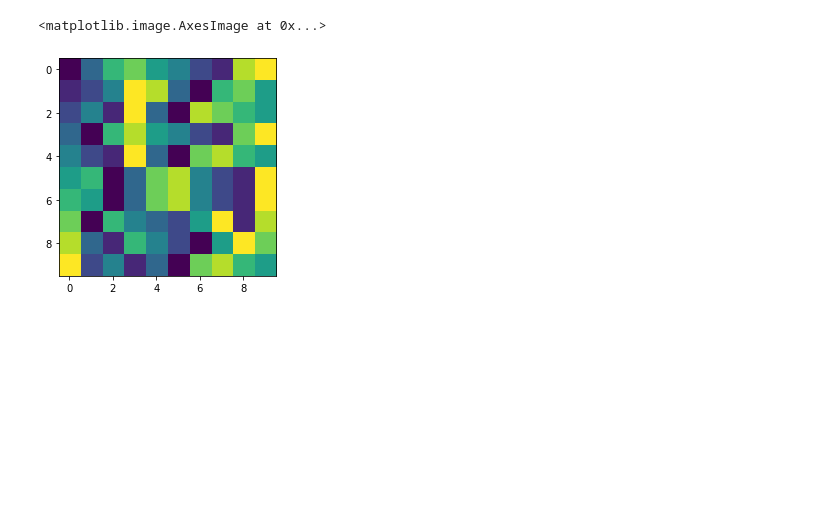
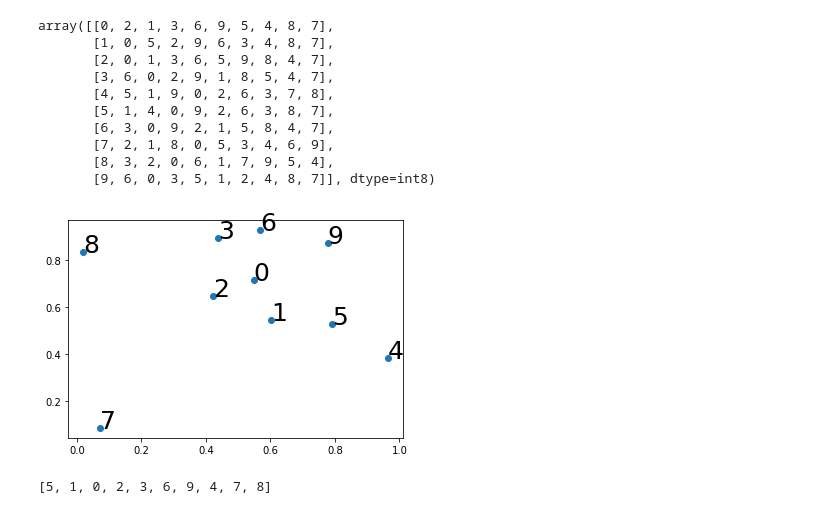
Before and after one commit to MarcoSouzadeJoode/sem, a Jupyter notebook: salesman.ipynb, the cells around one changed output. Drawn from its saved outputs; the diff is of its cells as text; code cells hidden in the pictures; blank space fills up the shorter version.

Commit message:
Pair creation and plotting

```diff
--- a/salesman.ipynb
+++ b/salesman.ipynb
@@ -43,15 +44,41 @@ plt.imshow(distances)
 # %%
-
-def second_smallest(numbers):
-    return nsmallest(2, numbers)[-1]
-
 sorted_distance_idx = np.zeros((N,N), dtype="int8")
 
-visited = set()
+visited = []
 for i, p1 in enumerate(pts):
     sorted_distance_idx[i] = np.argsort(distances[i])
 
-so
+sorted_distance_idx
 # %% [output]
-<matplotlib.image.AxesImage at 0x...>
+array([[0, 2, 1, 3, 6, 9, 5, 4, 8, 7],
+       [1, 0, 5, 2, 9, 6, 3, 4, 8, 7],
+       [2, 0, 1, 3, 6, 5, 9, 8, 4, 7],
+       [3, 6, 0, 2, 9, 1, 8, 5, 4, 7],
+       [4, 5, 1, 9, 0, 2, 6, 3, 7, 8],
+       [5, 1, 4, 0, 9, 2, 6, 3, 8, 7],
+       [6, 3, 0, 9, 2, 1, 5, 8, 4, 7],
+       [7, 2, 1, 8, 0, 5, 3, 4, 6, 9],
+       [8, 3, 2, 0, 6, 1, 7, 9, 5, 4],
+       [9, 6, 0, 3, 5, 1, 2, 4, 8, 7]], dtype=int8)
-[figure, removed]
+# %%
+plt.scatter(X,Y)
+for i, pt in enumerate(pts):
+    plt.text(pt[0], pt[1], i, fontsize=25)
+
+plt.show()
+# %% [output]
+[figure, added]
+# %%
+visited = []
+start = 5
+current = start
+while len(visited) != N:
+    visited.append(current)
+    for pt in sorted_distance_idx[current]:
+        if pt not in visited:
+            current = pt
+            break
+
+print(visited)
+# %% [output]
+[5, 1, 0, 2, 3, 6, 9, 4, 7, 8]
```
Also changed, not shown: parts of 5 cells of this notebook.
